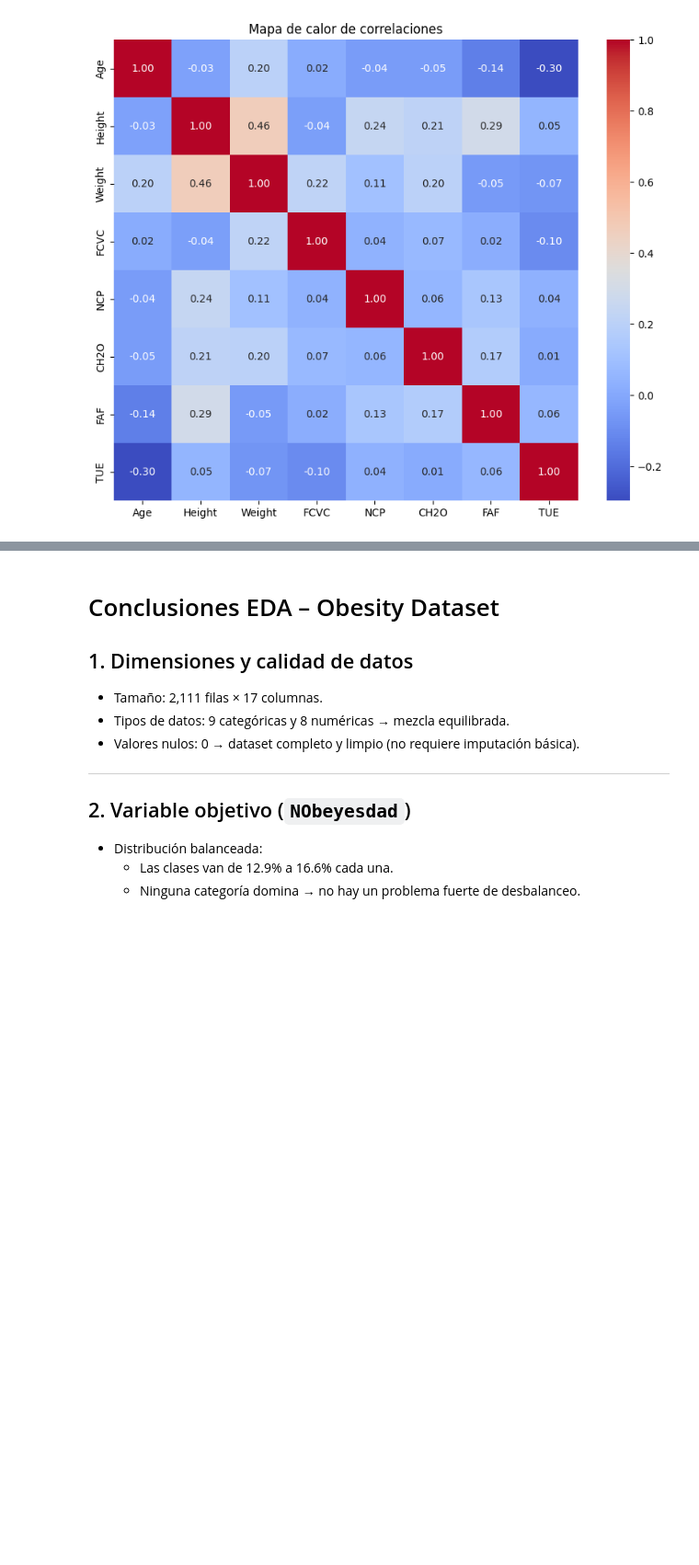
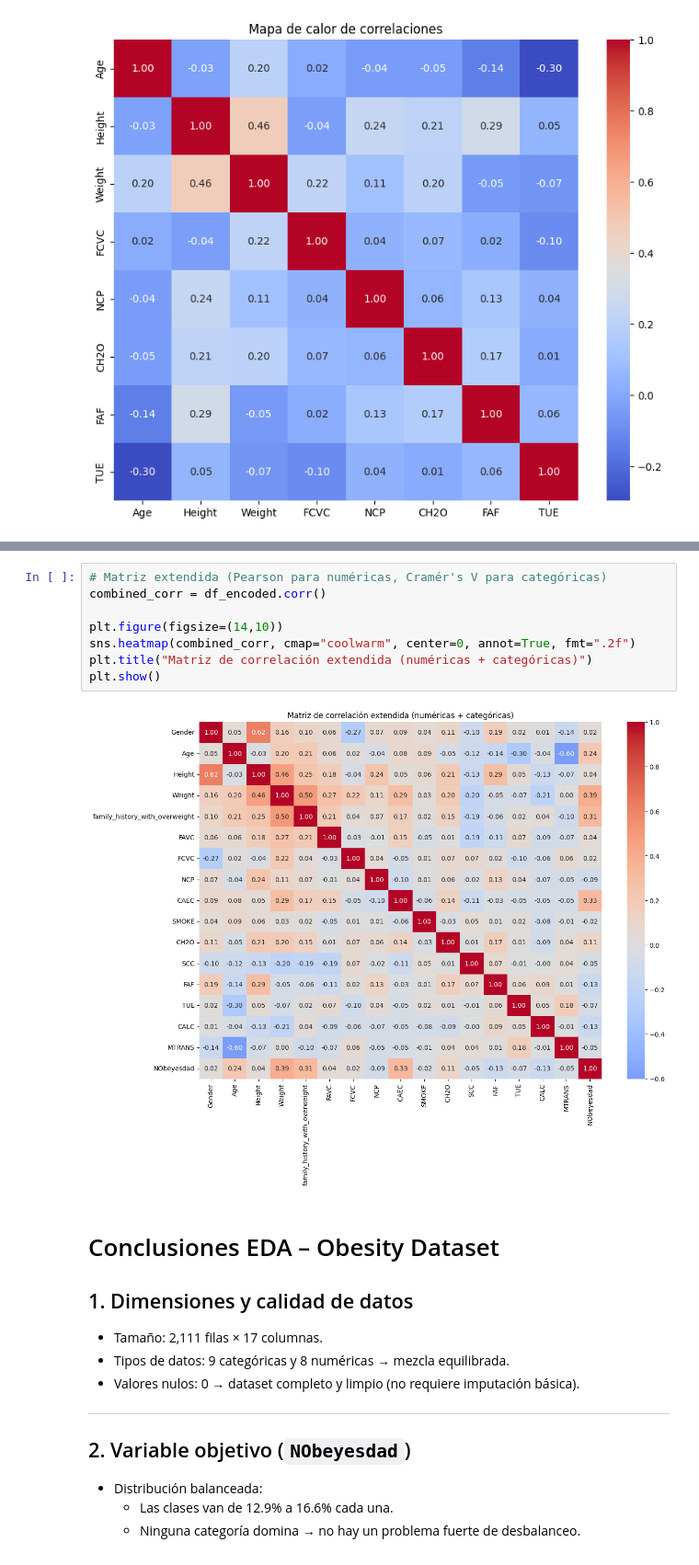
Before and after one commit to JPablozc/Proyecto-mlops, a Jupyter notebook: notebooks/EDA.ipynb, the cells around one changed output, grey strips where cells are left out. Shown at 92% size. Drawn from its saved outputs; the diff is of its cells as text; blank space fills up the shorter version.

```diff
--- a/notebooks/EDA.ipynb
+++ b/notebooks/EDA.ipynb
@@ -141,3 +207,13 @@ plt.show()
+# %%
+# Matriz extendida (Pearson para numéricas, Cramér's V para categóricas)
+combined_corr = df_encoded.corr()
+
+plt.figure(figsize=(14,10))
+sns.heatmap(combined_corr, cmap="coolwarm", center=0, annot=True, fmt=".2f")
+plt.title("Matriz de correlación extendida (numéricas + categóricas)")
+plt.show()
+# %% [output]
+[figure, added]
 # %% [markdown]
 # Conclusiones EDA – Obesity Dataset
 
```
Also changed, not shown: parts of 7 cells of this notebook, 1 other file.
